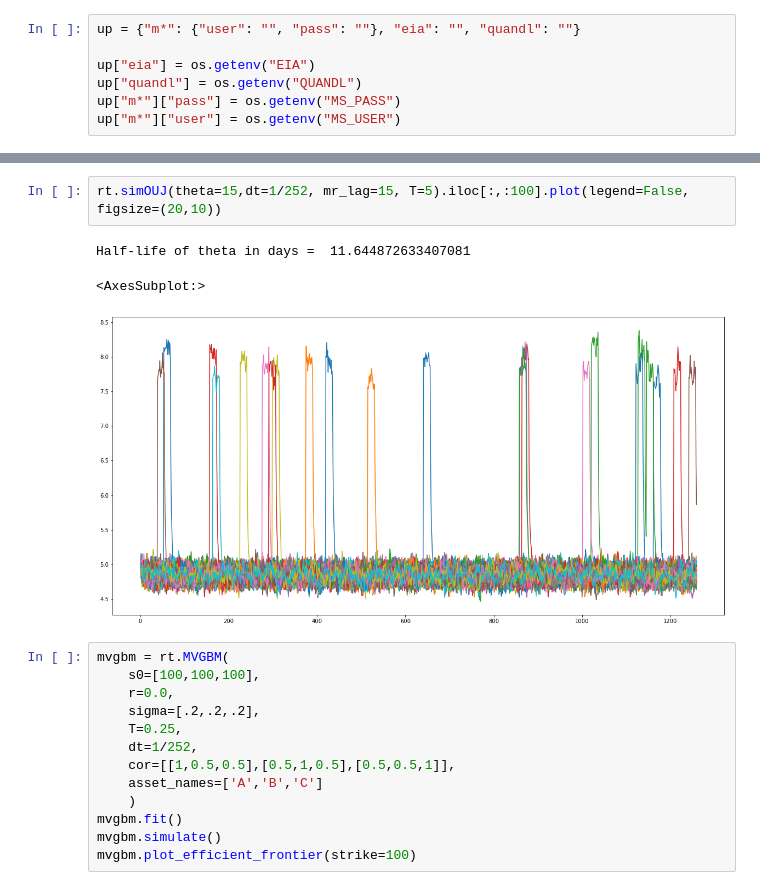
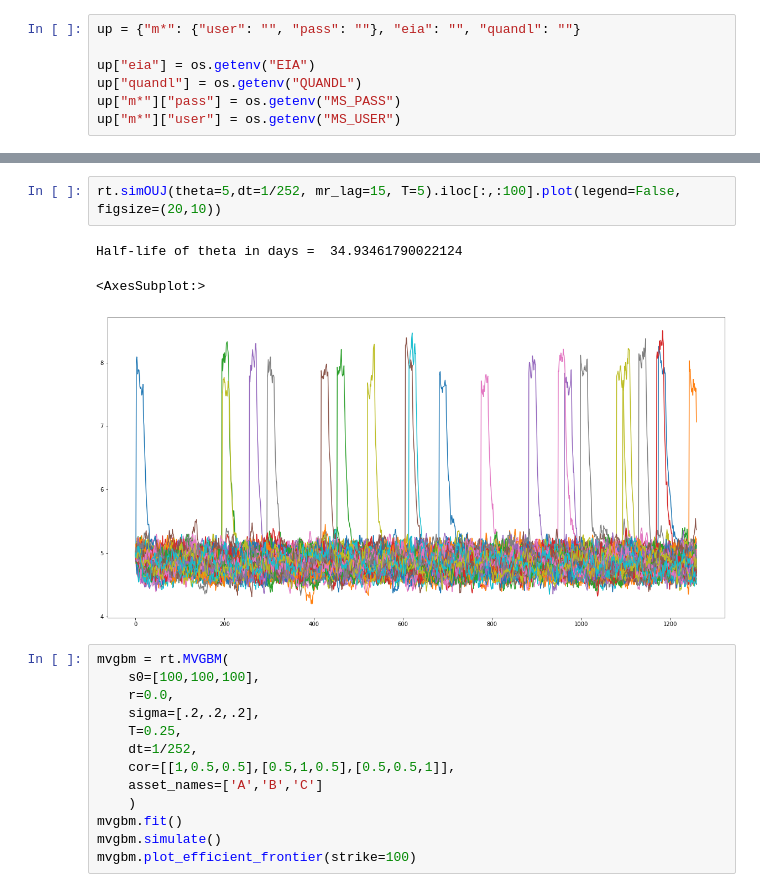
Before and after one commit to bbcho/risktools-dev, a Jupyter notebook: notebooks/testing.ipynb, the cells around one changed output, grey strips where cells are left out. Saved outputs shown, nothing was run; the diff lists cells and outputs as text.

```diff
--- a/notebooks/testing.ipynb
+++ b/notebooks/testing.ipynb
@@ -19,9 +40,9 @@ up["m*"]["user"] = os.getenv("MS_USER")
 # %%
-rt.simOUJ(theta=15,dt=1/252, mr_lag=15, T=5).iloc[:,:100].plot(legend=False, figsize=(20,10))
+rt.simOUJ(theta=5,dt=1/252, mr_lag=15, T=5).iloc[:,:100].plot(legend=False, figsize=(20,10))
 # %% [output]
-Half-life of theta in days =  11.644872633407081
+Half-life of theta in days =  34.93461790022124
 <AxesSubplot:>
-[figure, old version]
+[figure, new version]
 # %%
 mvgbm = rt.MVGBM(
     s0=[100,100,100],
```
Also changed, not shown: parts of 1 cell of this notebook, 29 other files.
